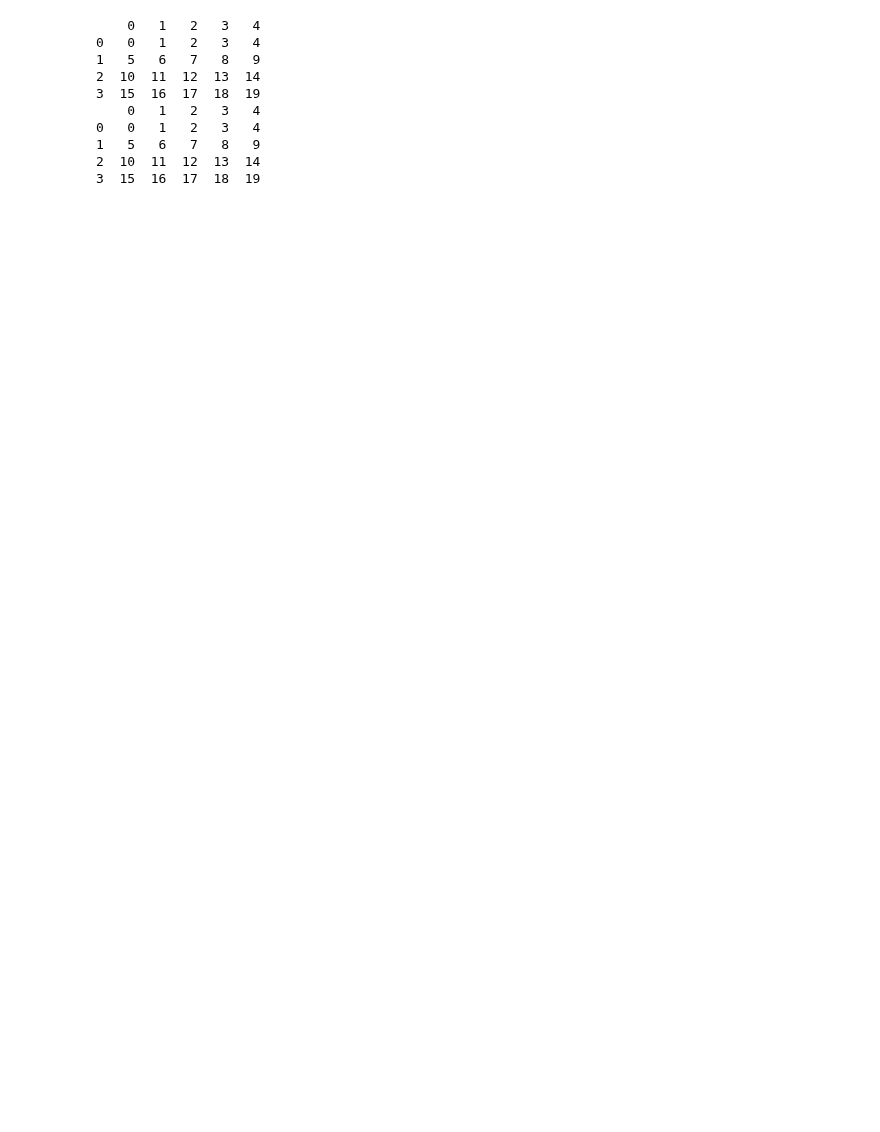
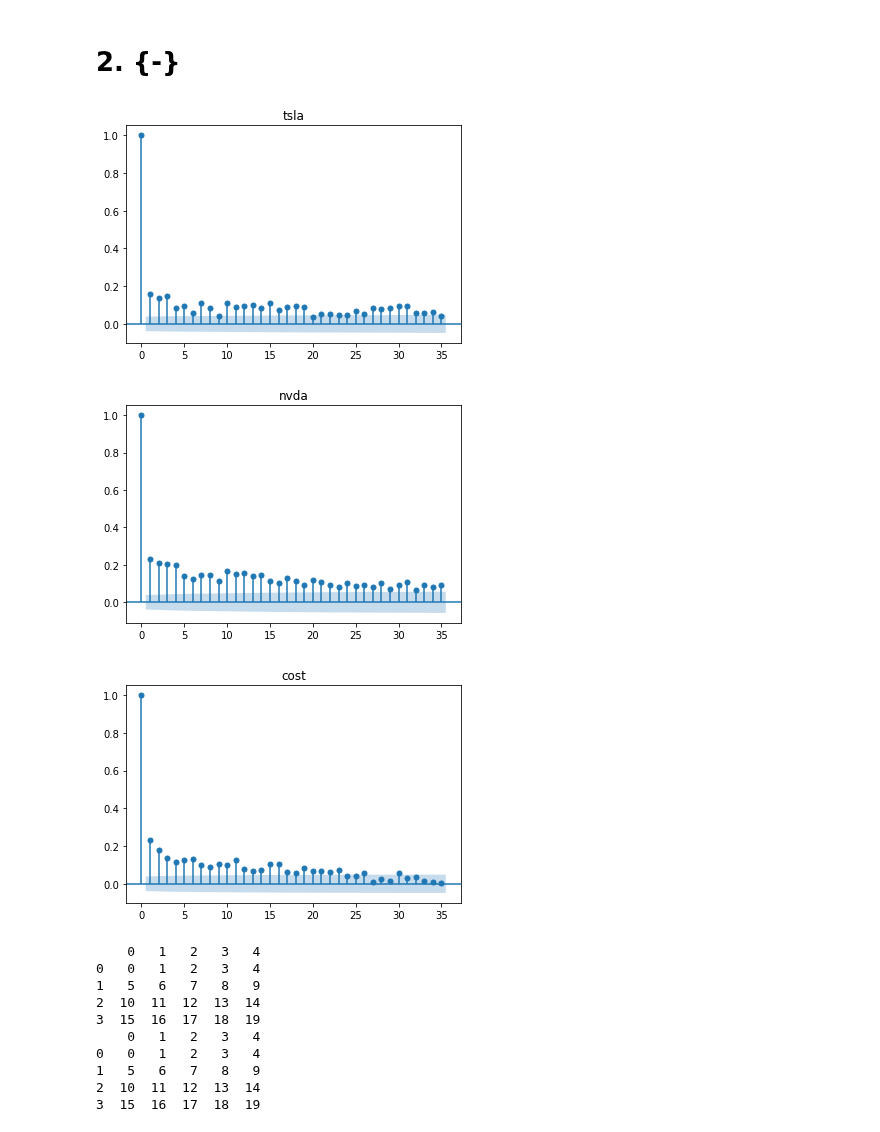
Before and after one commit to beginnerSC/mscf_hw_spring, a Jupyter notebook: TS/Homework #1.ipynb, the cells around one changed output. Saved outputs shown, nothing was run; the diff lists cells and outputs as text; code cells hidden in the pictures; blank space fills up the shorter version.

```diff
--- a/TS/Homework #1.ipynb
+++ b/TS/Homework #1.ipynb
@@ -46,3 +81,23 @@ plt.show()
+# %% [markdown]
+# 2. {-}
+# %%
+for ticker in ['tsla', 'nvda', 'cost']:
+    start = '2011-01-01'
+    end = '2021-03-21'
+    price = pdr.get_data_yahoo(ticker,start,end)
+    adjclose = price['Adj Close']
+    shf = 1
+    logret = np.log(adjclose/adjclose.shift(shf)).dropna()
+    L = len(logret)
+    LL = int(L/shf)
+    logret_shf = np.zeros(LL)
+    for i in range(int(L/shf)):
+        logret_shf[i] = logret[i*shf]
+    smt.graphics.plot_acf(np.abs(logret_shf), title=ticker, alpha = 0.05)
+# %% [output]
+[figure, added]
+[figure, added]
+[figure, added]
 # %%
 import numpy as np
 
```
Also changed, not shown: parts of 5 cells of this notebook.
